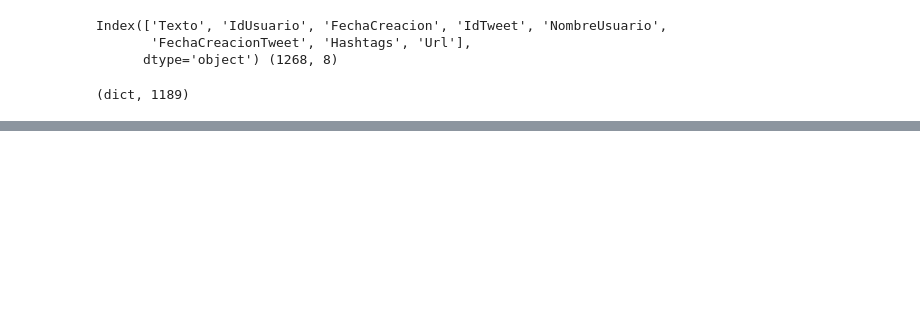
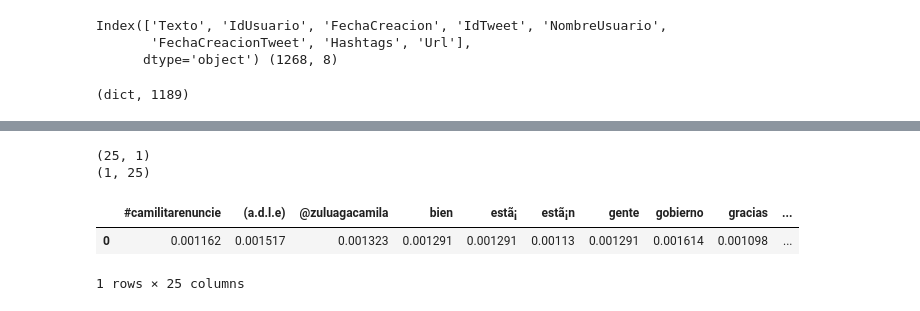
Before and after one commit to RoundU/RoundU, a Jupyter notebook: tweet to NLP.ipynb, the cells around one changed output, grey strips where cells are left out. Cells and saved outputs as stored; diff of their text form; code cells hidden in the pictures; blank space fills up the shorter version.

```diff
--- a/tweet to NLP.ipynb
+++ b/tweet to NLP.ipynb
@@ -63,0 +143,5 @@ ModuleNotFoundError: No module named 'gensim'
+# %%
+total_topics = 10
+# %%
+lda = models.LdaModel(corpus, id2word=dictionary, num_topics=total_topics)
+corpus_lda = lda[corpus_tfidf] # create a double wrapper over the original corpus: bow->tfidf->fold-in-lsi
@@ -63,0 +174,21 @@ ModuleNotFoundError: No module named 'gensim'
+# %%
+from collections import OrderedDict
+
+data_lda = {i: OrderedDict(lda.show_topic(i,25)) for i in range(total_topics)}
+#data_lda
+# %%
+import pandas as pd
+
+df_lda = pd.DataFrame(data_lda)
+print(df_lda.shape)
+df_lda = df_lda.fillna(0).T
+print(df_lda.shape)
+# %% [output]
+(25, 1)
+(1, 25)
+# %%
+df_lda
+# %% [output]
+|  | #camilitarenuncie | (a.d.l.e) | @zuluagacamila | bien | estã¡ | estã¡n | gente | gobierno | gracias | ... |
+| 0 | 0.001162 | 0.001517 | 0.001323 | 0.001291 | 0.001291 | 0.00113 | 0.001291 | 0.001614 | 0.001098 | ... |
+1 rows × 25 columns
```
Also changed, not shown: parts of 28 cells of this notebook, 2 other files.
